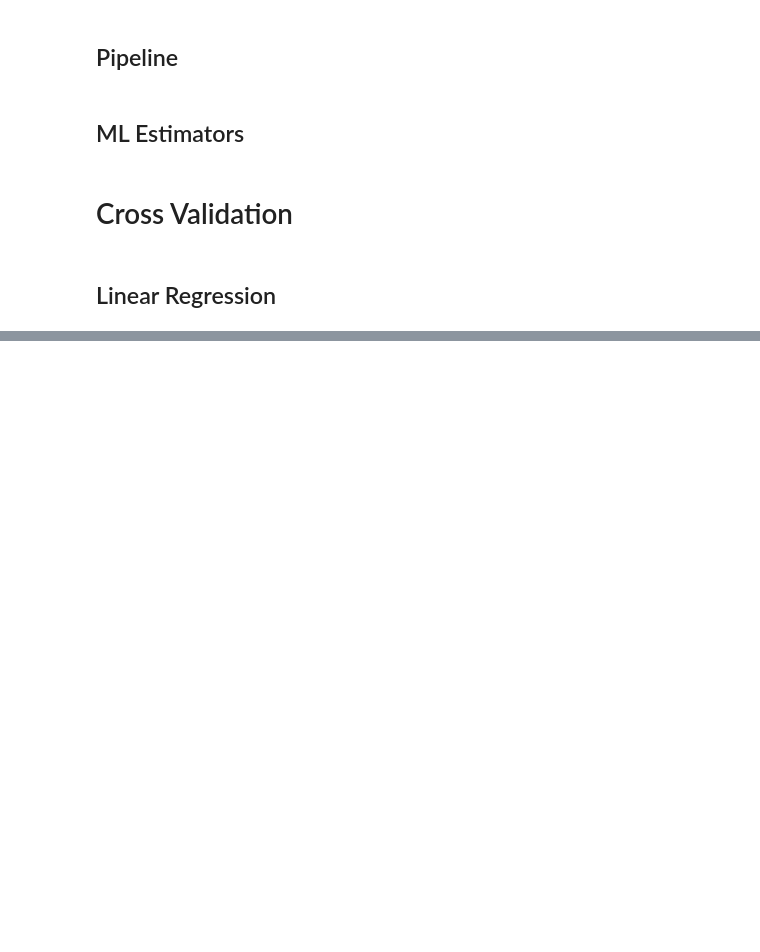
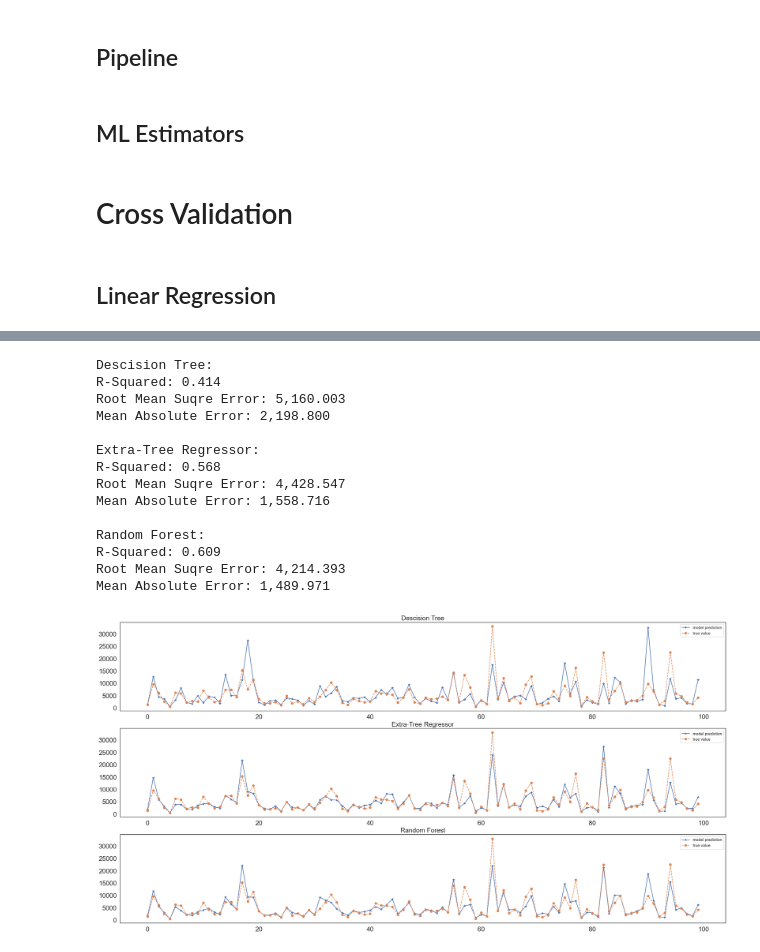
Before and after one commit to AFDanao/Embedded, a Jupyter notebook: Family Income/family_income.ipynb, the cells around one changed output, grey strips where cells are left out. Saved outputs shown, nothing was run; the diff lists cells and outputs as text; code cells hidden in the pictures; blank space fills up the shorter version.

```diff
--- a/Family Income/family_income.ipynb
+++ b/Family Income/family_income.ipynb
@@ -543,0 +487,5 @@ print("Model score with best parameters:", best_model.score(x_train, y_test))
+# %%
+# Train Trees
+dtr.fit(tr_x_train, tr_y_train)
+etr.fit(tr_x_train, tr_y_train)
+rfrr.fit(tr_x_train, tr_y_train)
@@ -543,0 +517,21 @@ print("Model score with best parameters:", best_model.score(x_train, y_test))
+# %%
+print_results(labels = ["Descision Tree:", "Extra-Tree Regressor:", "Random Forest:"],
+             est = [dtr,etr, rfrr],
+             plt_num = 100,
+             testing = [tr_x_test, tr_y_test])
+# %% [output]
+Descision Tree:
+R-Squared: 0.414
+Root Mean Suqre Error: 5,160.003
+Mean Absolute Error: 2,198.800
+
+Extra-Tree Regressor:
+R-Squared: 0.568
+Root Mean Suqre Error: 4,428.547
+Mean Absolute Error: 1,558.716
+
+Random Forest:
+R-Squared: 0.609
+Root Mean Suqre Error: 4,214.393
+Mean Absolute Error: 1,489.971
+[figure, added]
```
Also changed, not shown: parts of 23 cells of this notebook, 1 other file.
